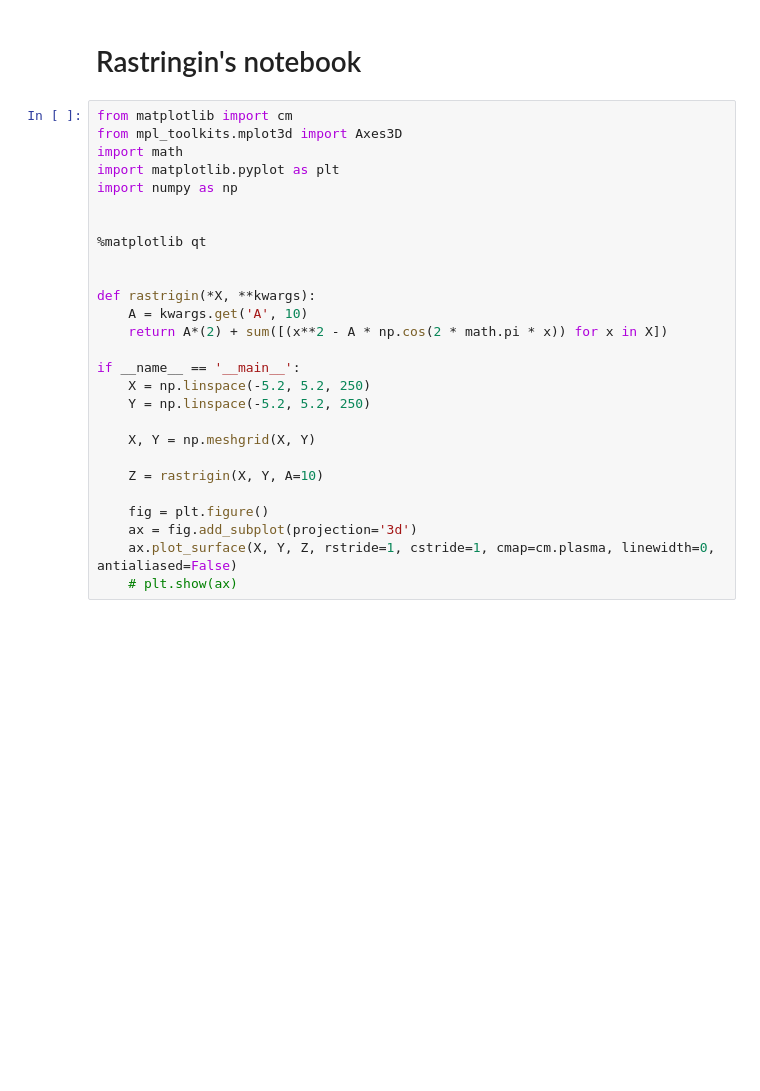
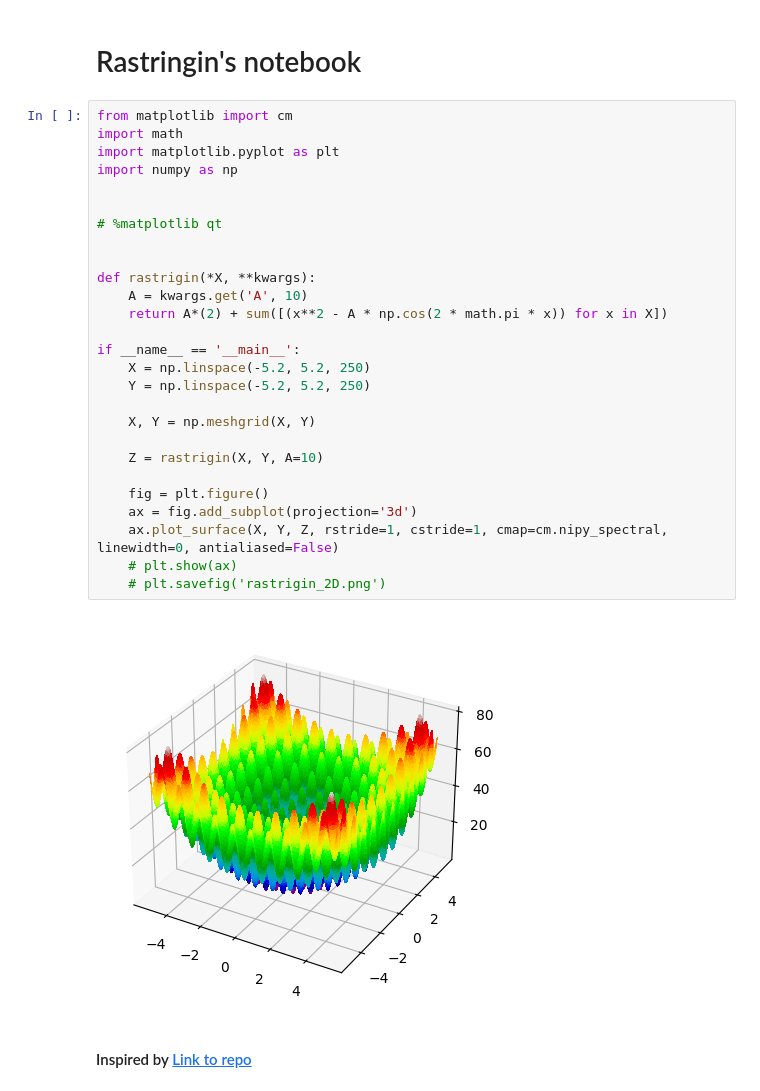
Before and after one commit to Jcortes99/NeuronalNetworksFirstWork, a Jupyter notebook: Punto1/Rastrigin.ipynb, the cells around one changed output. Saved outputs shown, nothing was run; the diff lists cells and outputs as text; blank space fills up the shorter version.

Commit message:
actualizacion de rastrigin

```diff
--- a/Punto1/Rastrigin.ipynb
+++ b/Punto1/Rastrigin.ipynb
@@ -2,31 +2,35 @@
 # Rastringin's notebook
 # %%
 from matplotlib import cm
-from mpl_toolkits.mplot3d import Axes3D
 import math
 import matplotlib.pyplot as plt
 import numpy as np
 
 
-%matplotlib qt
+# %matplotlib qt
 
 
 def rastrigin(*X, **kwargs):
     A = kwargs.get('A', 10)
     return A*(2) + sum([(x**2 - A * np.cos(2 * math.pi * x)) for x in X])
 
 if __name__ == '__main__':
     X = np.linspace(-5.2, 5.2, 250)
     Y = np.linspace(-5.2, 5.2, 250)
 
     X, Y = np.meshgrid(X, Y)
 
     Z = rastrigin(X, Y, A=10)
 
     fig = plt.figure()
     ax = fig.add_subplot(projection='3d')
-    ax.plot_surface(X, Y, Z, rstride=1, cstride=1, cmap=cm.plasma, linewidth=0, antialiased=False)
+    ax.plot_surface(X, Y, Z, rstride=1, cstride=1, cmap=cm.nipy_spectral, linewidth=0, antialiased=False)
     # plt.show(ax)
+    # plt.savefig('rastrigin_2D.png')
+# %% [output]
+[figure, added]
+# %% [markdown]
+#### Inspired by [Link to repo](https://github.com/codificandobits/Programacion_Gradiente_Descendente_en_Python)
 # %%
 import matplotlib.pyplot as plt
 from numpy.random import randint
```
Also changed, not shown: parts of 3 cells of this notebook, 1 other file.
